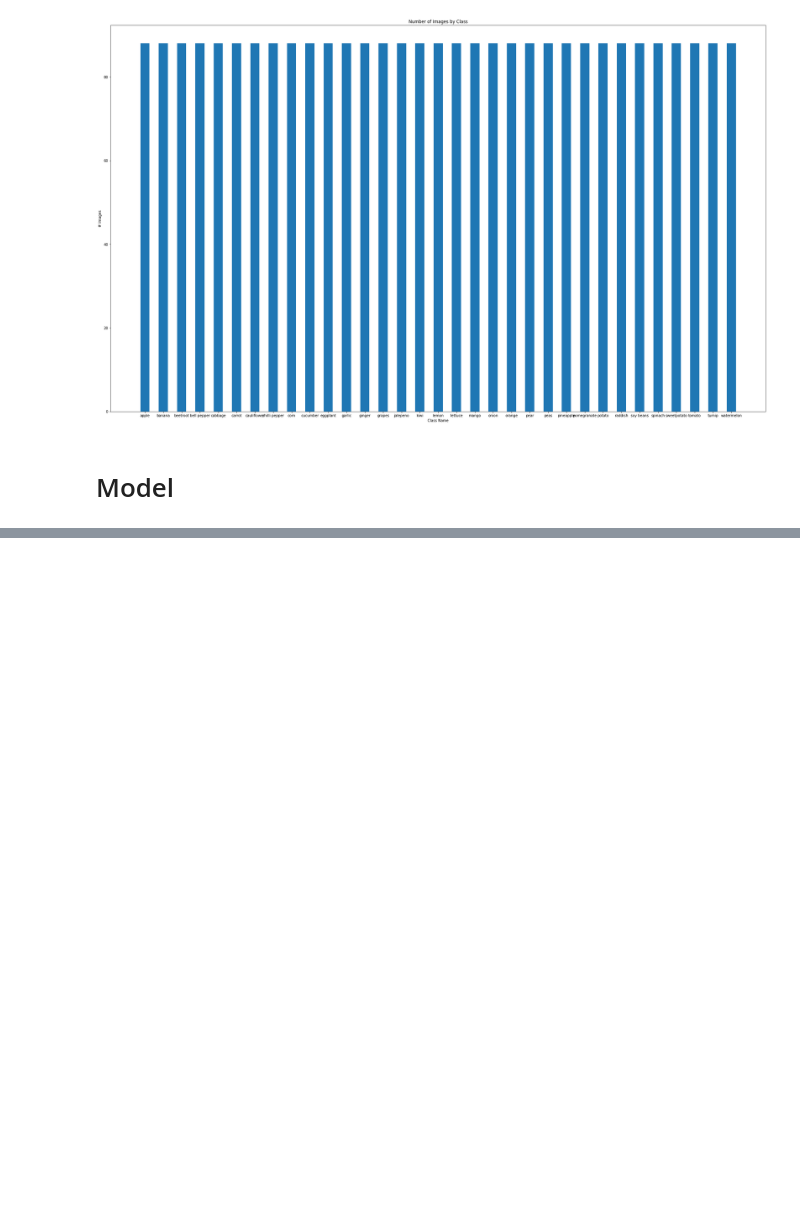
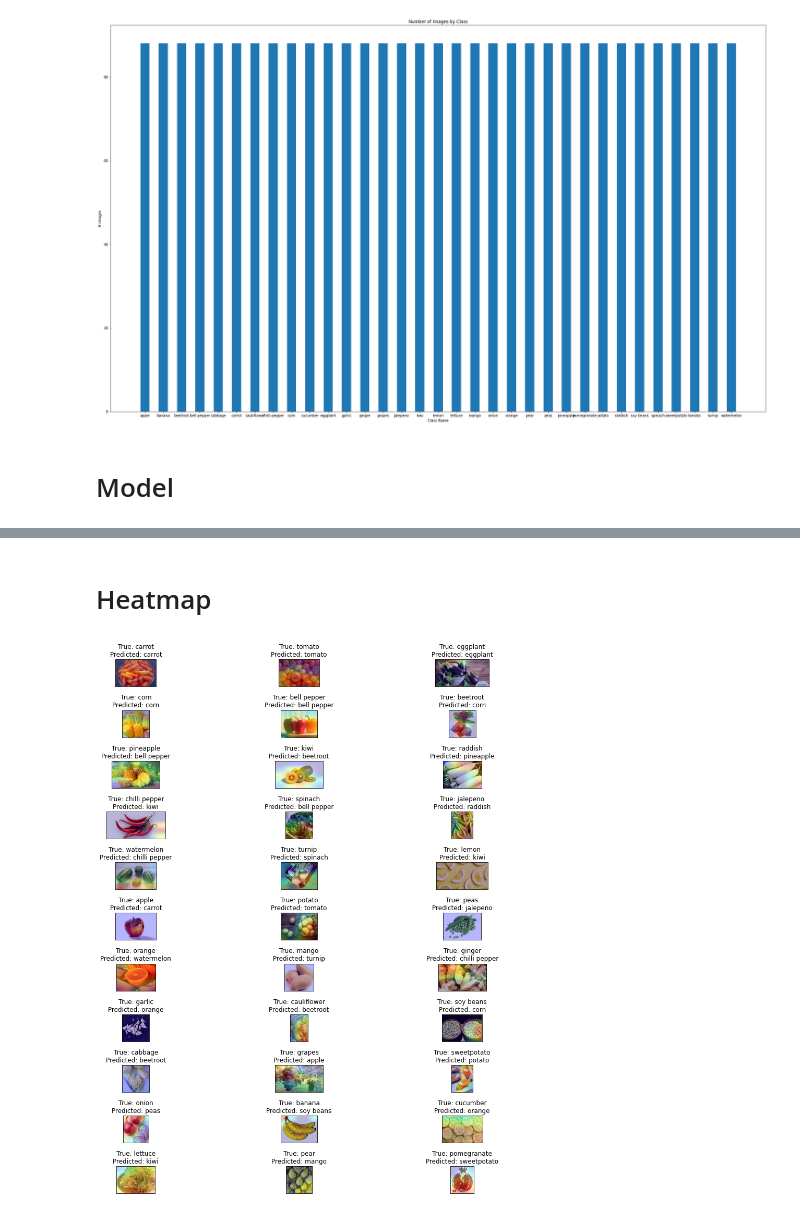
Before and after one commit to PM-cutedogpics/STINTSY-MP, a Jupyter notebook: kaggle.ipynb, the cells around one changed output, grey strips where cells are left out. Cells and saved outputs as stored; diff of their text form; code cells hidden in the pictures; blank space fills up the shorter version.

```diff
--- a/kaggle.ipynb
+++ b/kaggle.ipynb
@@ -511,0 +522,2 @@ plt.show()
+# %% [markdown]
+# Heatmap
@@ -511,0 +600,37 @@ plt.show()
+# %%
+preprocess_input = tf.keras.applications.inception_v3.preprocess_input
+decode_predictions = tf.keras.applications.inception_v3.decode_predictions
+
+last_conv_layer_name = 'activation_375'
+img_size = (224,224)
+
+# Remove last layer's softmax
+model.layers[-1].activation = None
+# %%
+# Create a DataFrame with one Label of each category
+df_unique = test_df.copy().drop_duplicates(subset=["Label"]).reset_index()
+
+# # Display some pictures of the dataset
+# fig, axes = plt.subplots(nrows=3, ncols=11, figsize=(8, 7),
+#                         subplot_kw={'xticks': [], 'yticks': []})
+
+# for i, ax in enumerate(axes.flat):
+#     ax.imshow(plt.imread(df_unique.Filepath[i]))
+#     ax.set_title(df_unique.Label[i], fontsize = 12)
+# plt.tight_layout(pad=0.5)
+# plt.show()
+# Display the part of the pictures used by the neural network to classify the pictures
+fig, axes = plt.subplots(nrows=11, ncols=3, figsize=(15, 15),
+                        subplot_kw={'xticks': [], 'yticks': []})
+
+for i, ax in enumerate(axes.flat):
+    img_path = df_unique.Filepath[i]
+    img_array = preprocess_input(get_img_array(img_path, size=img_size))
+    heatmap = make_gradcam_heatmap(img_array, model, last_conv_layer_name)
+    cam_path = save_and_display_gradcam(img_path, heatmap)
+    ax.imshow(plt.imread(cam_path))
+    ax.set_title(f"True: {df_unique.Label.iloc[i]}\nPredicted: {pred[i]}")
+plt.tight_layout()
+plt.show()
+# %% [output]
+[figure, added]
```
Also changed, not shown: parts of 17 cells of this notebook.
